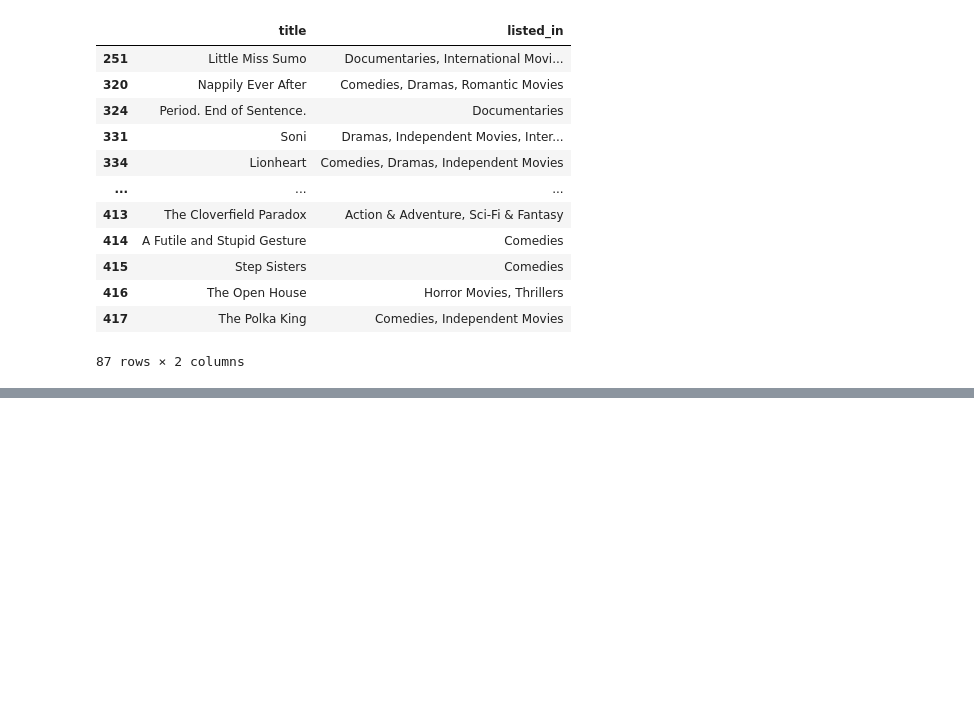
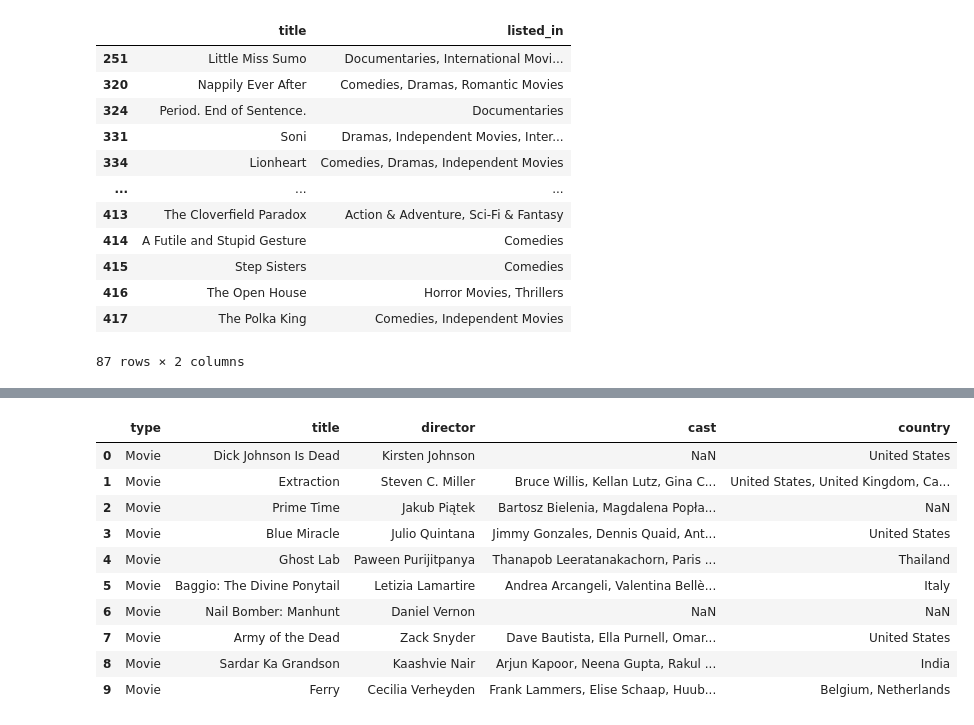
Before and after one commit to Cucks13/laboratorio-modulo2-leccion02-eda-union, a Jupyter notebook: laboratorio-modulo2-leccion02-eda-union.ipynb, the cells around one changed output, grey strips where cells are left out. Cells and saved outputs as stored; diff of their text form; code cells hidden in the pictures; blank space fills up the shorter version.

```diff
--- a/laboratorio-modulo2-leccion02-eda-union.ipynb
+++ b/laboratorio-modulo2-leccion02-eda-union.ipynb
@@ -536,0 +580,14 @@ df_concat.loc[df_concat["release_year"] == 2018, ["title", "listed_in"]]
+# %%
+df_concat.iloc[:10, 1:6]
+# %% [output]
+|  | type | title | director | cast | country |
+| 0 | Movie | Dick Johnson Is Dead | Kirsten Johnson | NaN | United States |
+| 1 | Movie | Extraction | Steven C. Miller | Bruce Willis, Kellan Lutz, Gina C... | United States, United Kingdom, Ca... |
+| 2 | Movie | Prime Time | Jakub Piątek | Bartosz Bielenia, Magdalena Popła... | NaN |
+| 3 | Movie | Blue Miracle | Julio Quintana | Jimmy Gonzales, Dennis Quaid, Ant... | United States |
+| 4 | Movie | Ghost Lab | Paween Purijitpanya | Thanapob Leeratanakachorn, Paris ... | Thailand |
+| 5 | Movie | Baggio: The Divine Ponytail | Letizia Lamartire | Andrea Arcangeli, Valentina Bellè... | Italy |
+| 6 | Movie | Nail Bomber: Manhunt | Daniel Vernon | NaN | NaN |
+| 7 | Movie | Army of the Dead | Zack Snyder | Dave Bautista, Ella Purnell, Omar... | United States |
+| 8 | Movie | Sardar Ka Grandson | Kaashvie Nair | Arjun Kapoor, Neena Gupta, Rakul ... | India |
+| 9 | Movie | Ferry | Cecilia Verheyden | Frank Lammers, Elise Schaap, Huub... | Belgium, Netherlands |
```
Also changed, not shown: parts of 9 cells of this notebook.
